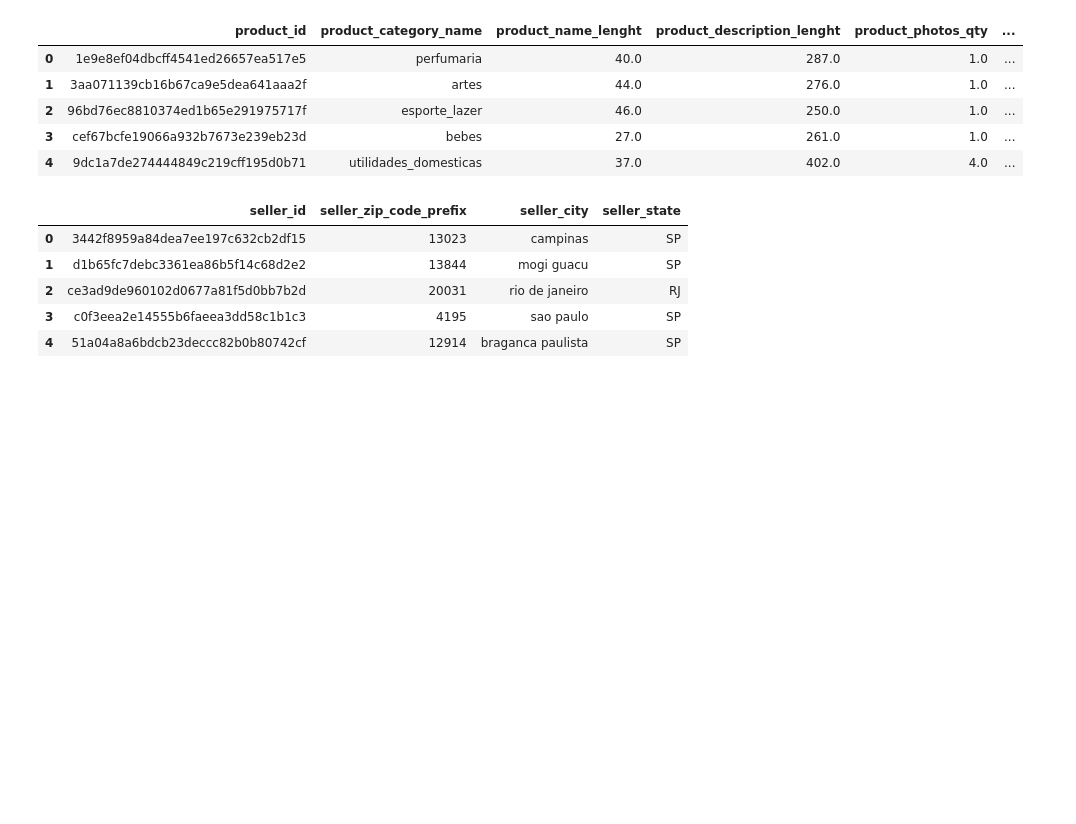
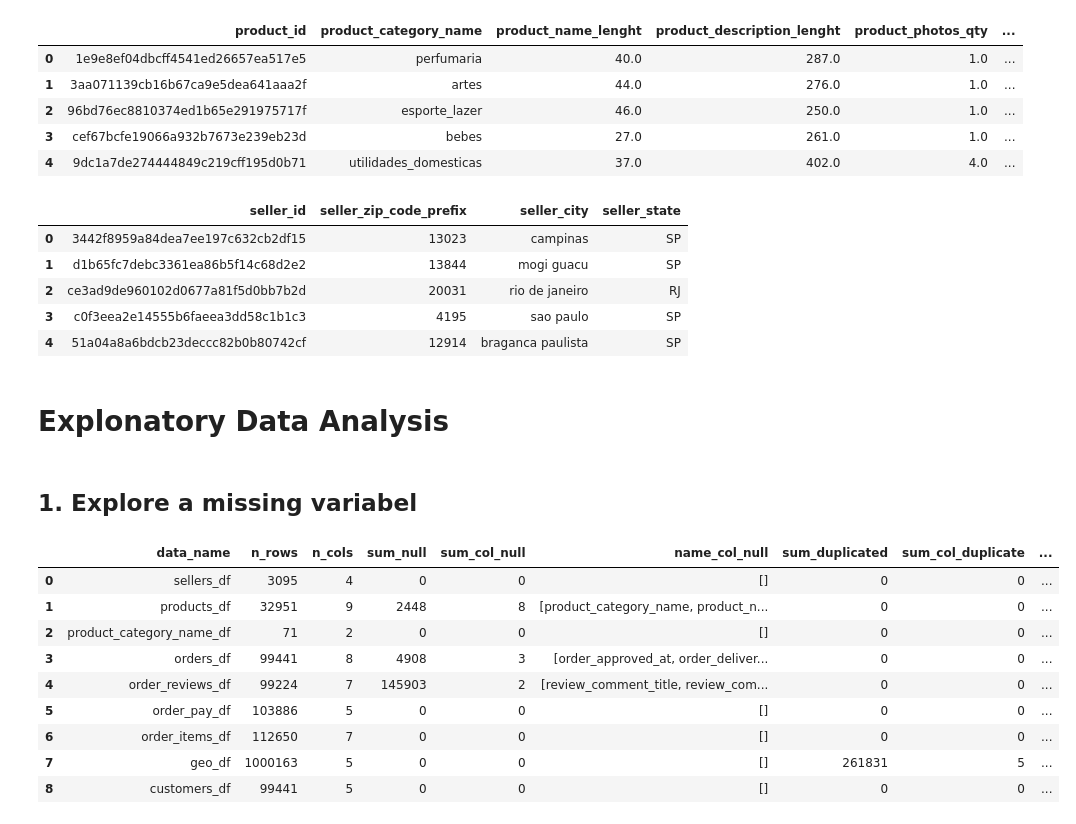
Before and after one commit to xochaels/Analysis-E-Commerce-Public, a Jupyter notebook: notebook.ipynb, the cells around one changed output. Drawn from its saved outputs; the diff is of its cells as text; code cells hidden in the pictures; blank space fills up the shorter version.

```diff
--- a/notebook.ipynb
+++ b/notebook.ipynb
@@ -105,3 +127,7 @@ sellers_df.head()
 | 2 | ce3ad9de960102d0677a81f5d0bb7b2d | 20031 | rio de janeiro | RJ |
 | 3 | c0f3eea2e14555b6faeea3dd58c1b1c3 | 4195 | sao paulo | SP |
 | 4 | 51a04a8a6bdcb23deccc82b0b80742cf | 12914 | braganca paulista | SP |
+# %% [markdown]
+# Explonatory Data Analysis
+# %% [markdown]
+## 1. Explore a missing variabel
@@ -107,0 +192,13 @@ sellers_df.head()
+# %%
+summary_df
+# %% [output]
+|  | data_name | n_rows | n_cols | sum_null | sum_col_null | name_col_null | sum_duplicated | sum_col_duplicate | ... |
+| 0 | sellers_df | 3095 | 4 | 0 | 0 | [] | 0 | 0 | ... |
+| 1 | products_df | 32951 | 9 | 2448 | 8 | [product_category_name, product_n... | 0 | 0 | ... |
+| 2 | product_category_name_df | 71 | 2 | 0 | 0 | [] | 0 | 0 | ... |
+| 3 | orders_df | 99441 | 8 | 4908 | 3 | [order_approved_at, order_deliver... | 0 | 0 | ... |
+| 4 | order_reviews_df | 99224 | 7 | 145903 | 2 | [review_comment_title, review_com... | 0 | 0 | ... |
+| 5 | order_pay_df | 103886 | 5 | 0 | 0 | [] | 0 | 0 | ... |
+| 6 | order_items_df | 112650 | 7 | 0 | 0 | [] | 0 | 0 | ... |
+| 7 | geo_df | 1000163 | 5 | 0 | 0 | [] | 261831 | 5 | ... |
+| 8 | customers_df | 99441 | 5 | 0 | 0 | [] | 0 | 0 | ... |
```
Also changed, not shown: parts of 7 cells of this notebook.
